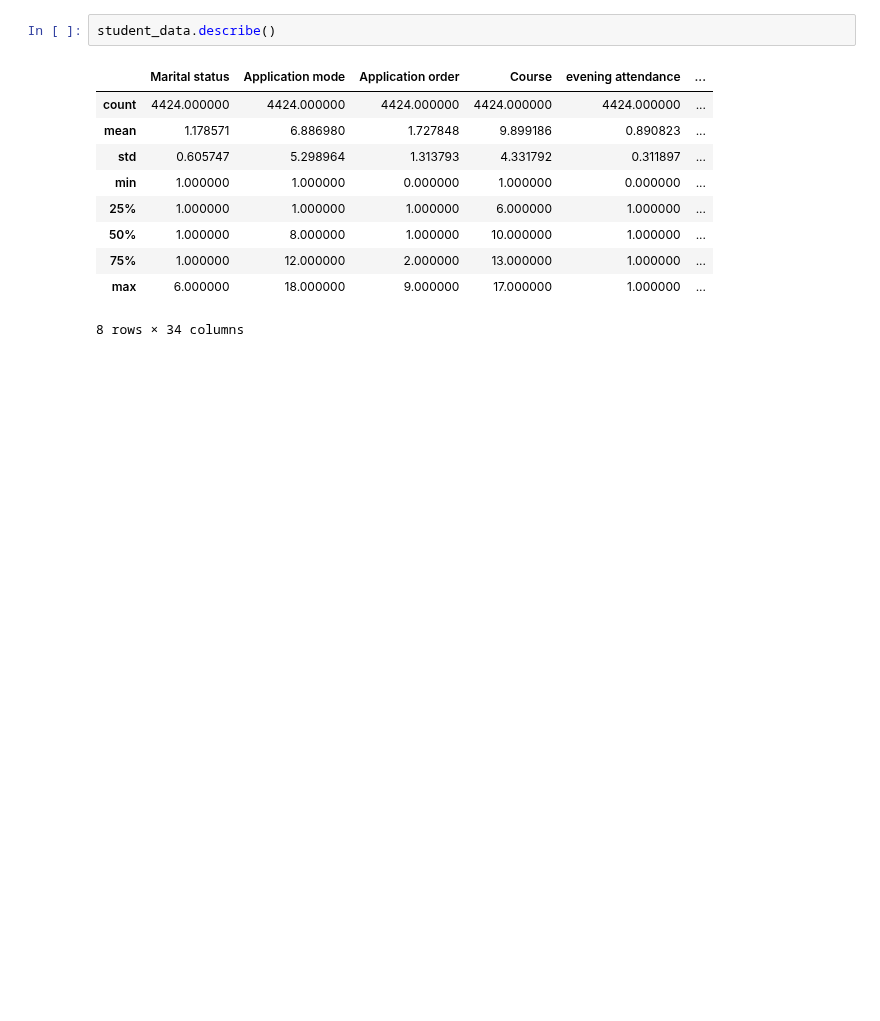
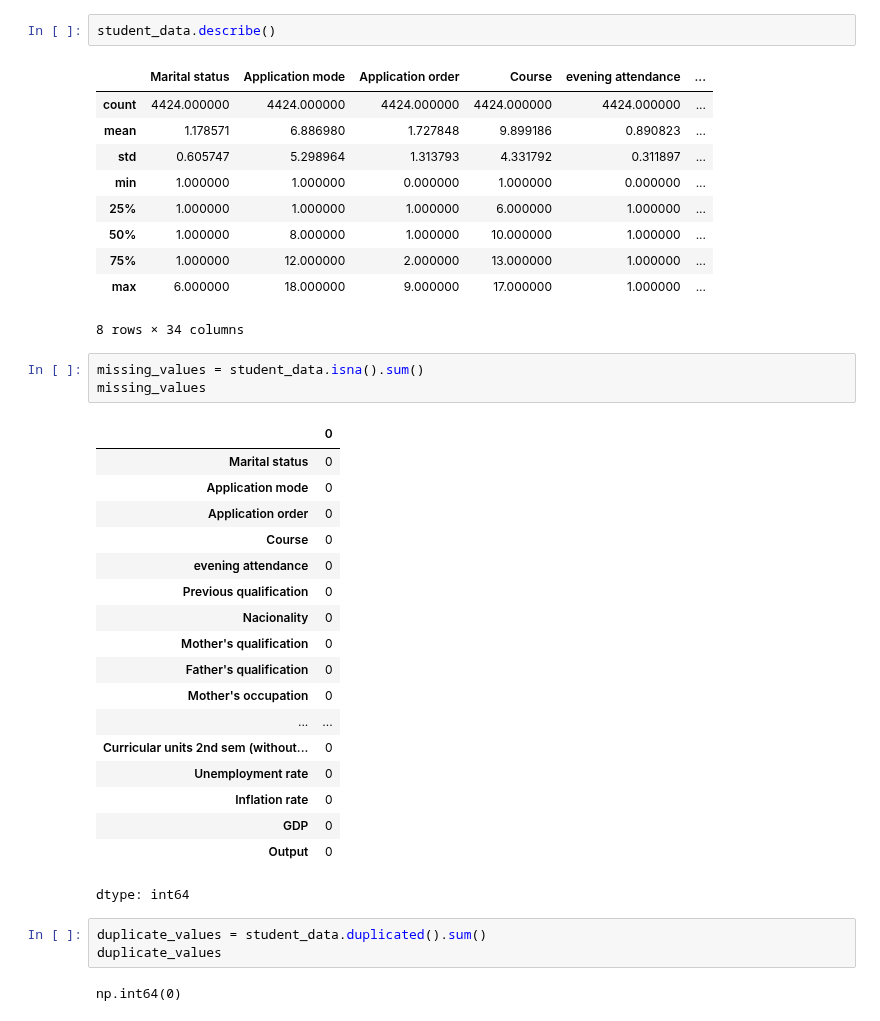
Before and after one commit to aninditadash/Introduction_to_machine_learning, a Jupyter notebook: ML_Examples/Student_Data_analysis.ipynb, the cells around one changed output. Saved outputs shown, nothing was run; the diff lists cells and outputs as text; blank space fills up the shorter version.

```diff
--- a/ML_Examples/Student_Data_analysis.ipynb
+++ b/ML_Examples/Student_Data_analysis.ipynb
@@ -116,3 +131,30 @@ student_data.describe()
 | 75% | 1.000000 | 12.000000 | 2.000000 | 13.000000 | 1.000000 | ... |
 | max | 6.000000 | 18.000000 | 9.000000 | 17.000000 | 1.000000 | ... |
 8 rows × 34 columns
+# %%
+missing_values = student_data.isna().sum()
+missing_values
+# %% [output]
+|  | 0 |
+| Marital status | 0 |
+| Application mode | 0 |
+| Application order | 0 |
+| Course | 0 |
+| evening attendance | 0 |
+| Previous qualification | 0 |
+| Nacionality | 0 |
+| Mother's qualification | 0 |
+| Father's qualification | 0 |
+| Mother's occupation | 0 |
+| ... | ... |
+| Curricular units 2nd sem (without... | 0 |
+| Unemployment rate | 0 |
+| Inflation rate | 0 |
+| GDP | 0 |
+| Output | 0 |
+dtype: int64
+# %%
+duplicate_values = student_data.duplicated().sum()
+duplicate_values
+# %% [output]
+np.int64(0)
```
Also changed, not shown: parts of 8 cells of this notebook.
